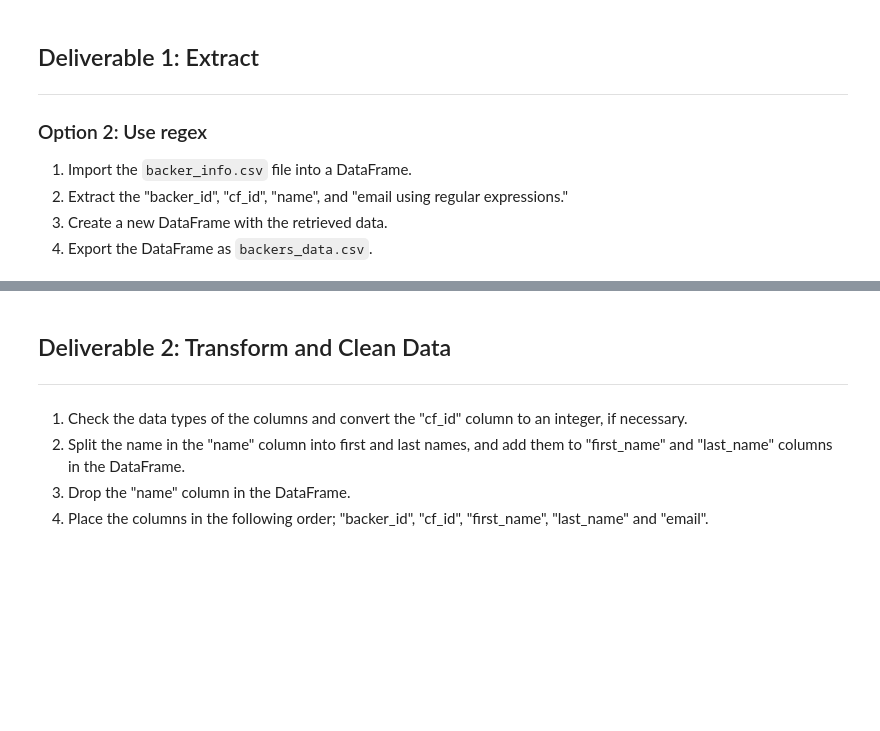
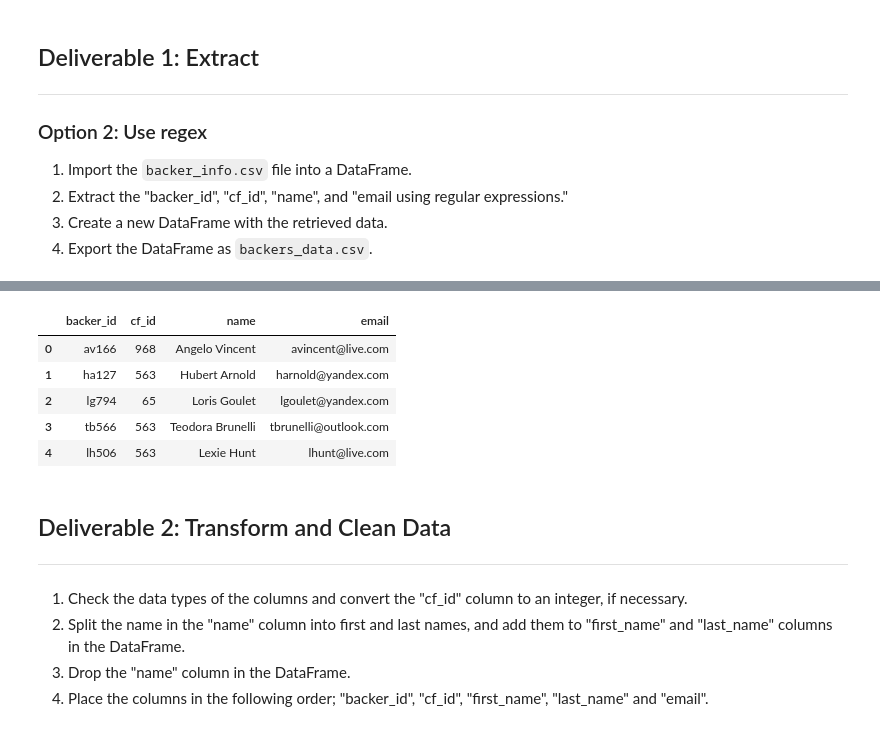
Before and after one commit to MilosPopov007/Crowdfunding-ETL, a Jupyter notebook: Extract-Transform_final_code.ipynb.ipynb, the cells around one changed output, grey strips where cells are left out. Cells and saved outputs as stored; diff of their text form; code cells hidden in the pictures; blank space fills up the shorter version.

```diff
--- a/Extract-Transform_final_code.ipynb.ipynb
+++ b/Extract-Transform_final_code.ipynb.ipynb
@@ -88,4 +135,13 @@ pd.set_option('max_colwidth', 400)
 # %%
 # Create a new DataFrame with the appropriate columns.
+backers_df = backers_df[['backer_id', 'cf_id', 'name','email']].copy()
+backers_df.head()
+# %% [output]
+|  | backer_id | cf_id | name | email |
+| 0 | av166 | 968 | Angelo Vincent | avincent@live.com |
+| 1 | ha127 | 563 | Hubert Arnold | harnold@yandex.com |
+| 2 | lg794 | 65 | Loris Goulet | lgoulet@yandex.com |
+| 3 | tb566 | 563 | Teodora Brunelli | tbrunelli@outlook.com |
+| 4 | lh506 | 563 | Lexie Hunt | lhunt@live.com |
 # %%
 # Export the DataFrame as a CSV file using encoding='utf8'.
```
Also changed, not shown: parts of 6 cells of this notebook.
